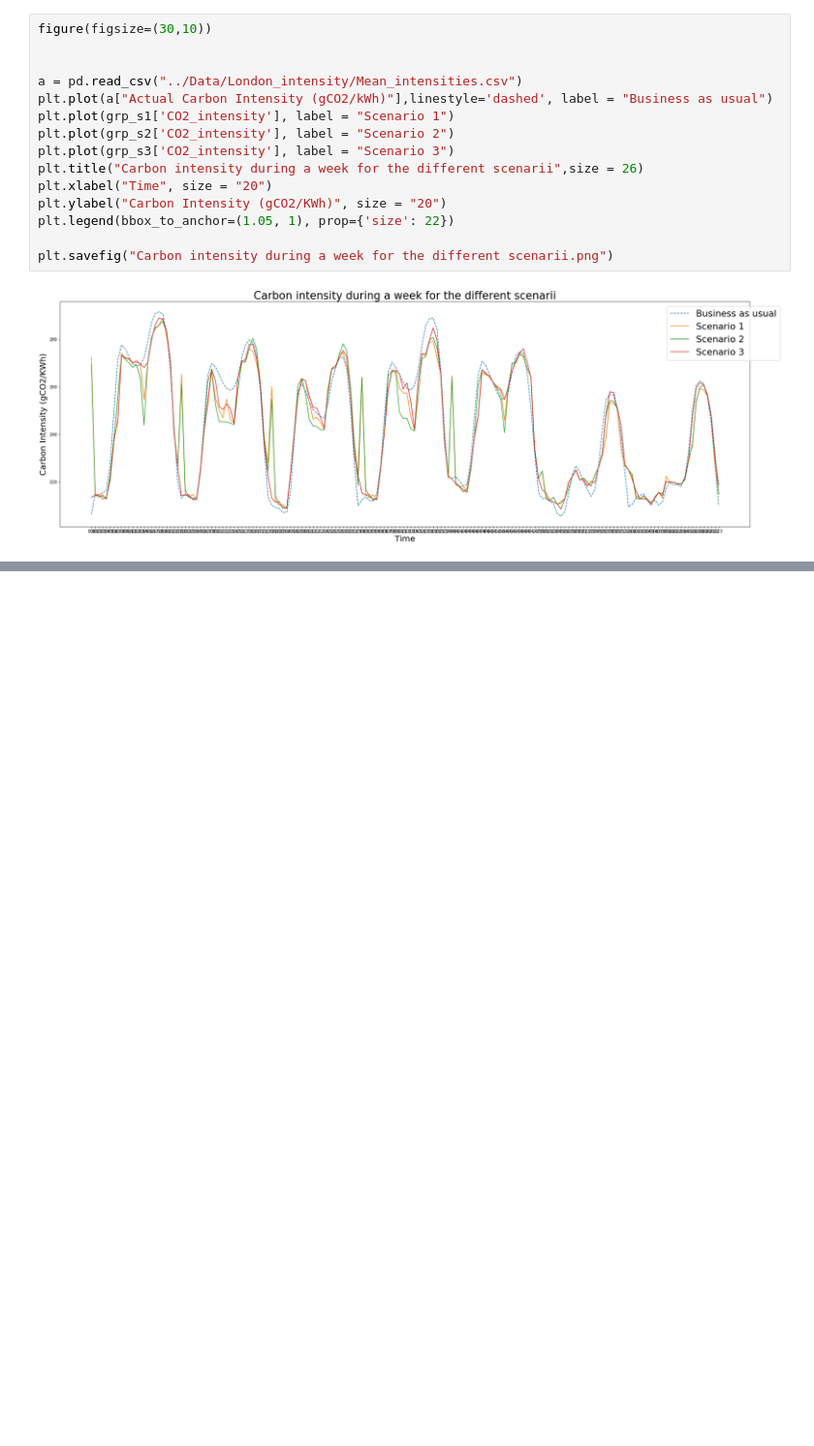
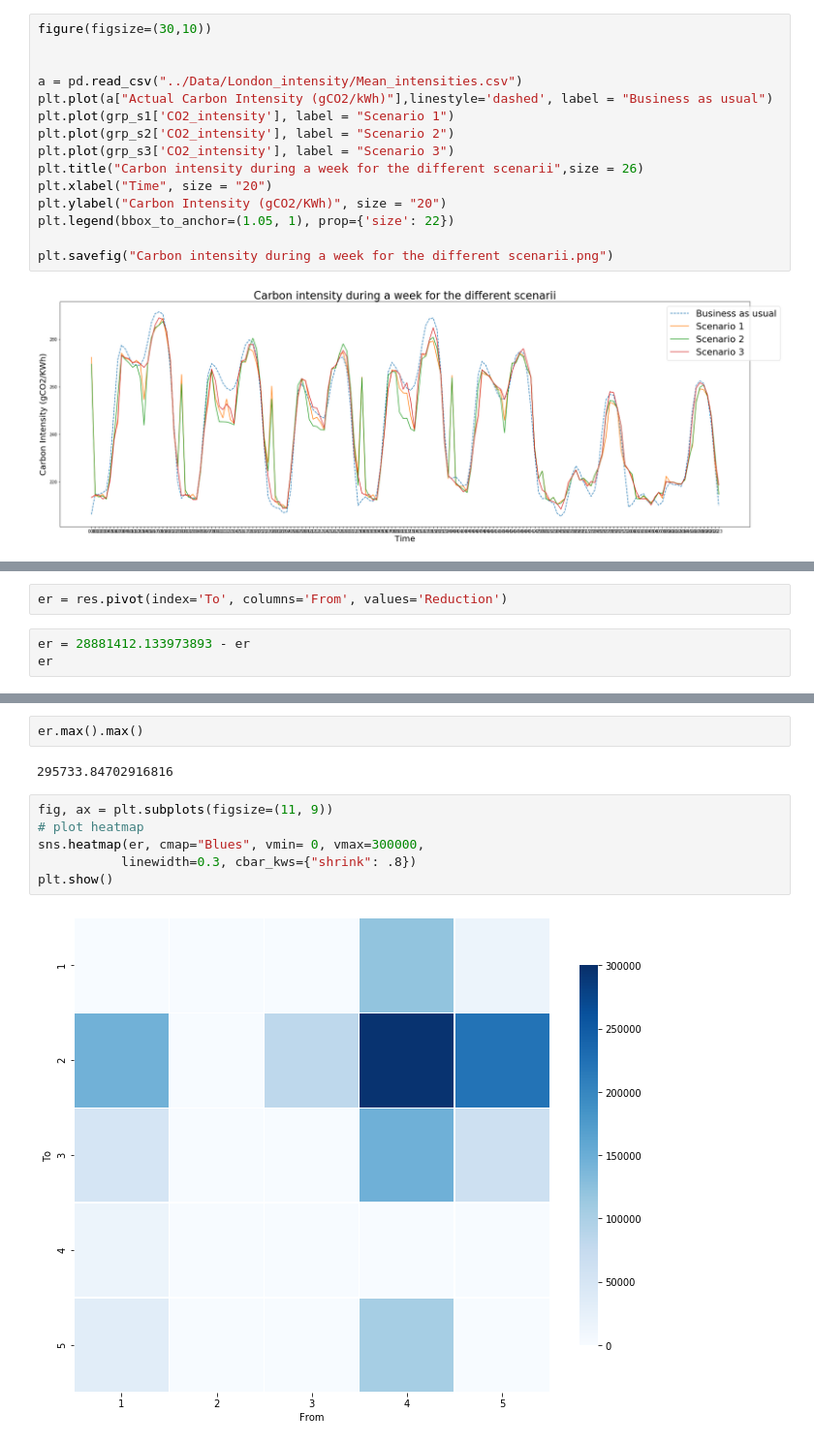
Before and after one commit to Nicolaskirsch2000/BASc-Dissertation, a Jupyter notebook: London scenario analysis .ipynb, the cells around one changed output, grey strips where cells are left out. Shown: that part at 97% size. Saved outputs shown, nothing was run; the diff lists cells and outputs as text; blank space fills up the shorter version.

Commit message:
heatmap'

```diff
--- a/London scenario analysis .ipynb
+++ b/London scenario analysis .ipynb
@@ -699,0 +759,5 @@ plt.savefig("Carbon intensity during a week for the different scenarii.png")
+# %%
+er = res.pivot(index='To', columns='From', values='Reduction')
+# %%
+er = 28881412.133973893 - er
+er
@@ -699,0 +772,12 @@ plt.savefig("Carbon intensity during a week for the different scenarii.png")
+# %%
+er.max().max()
+# %% [output]
+295733.84702916816
+# %%
+fig, ax = plt.subplots(figsize=(11, 9))
+# plot heatmap
+sns.heatmap(er, cmap="Blues", vmin= 0, vmax=300000,
+           linewidth=0.3, cbar_kws={"shrink": .8})
+plt.show()
+# %% [output]
+[figure, added]
```
Also changed, not shown: parts of 4 cells of this notebook, 3 other files.
